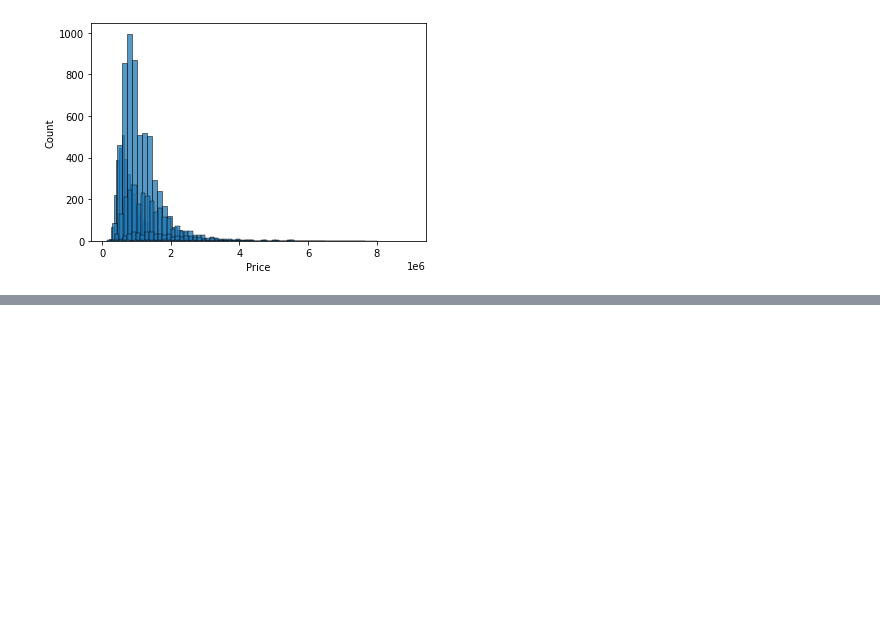
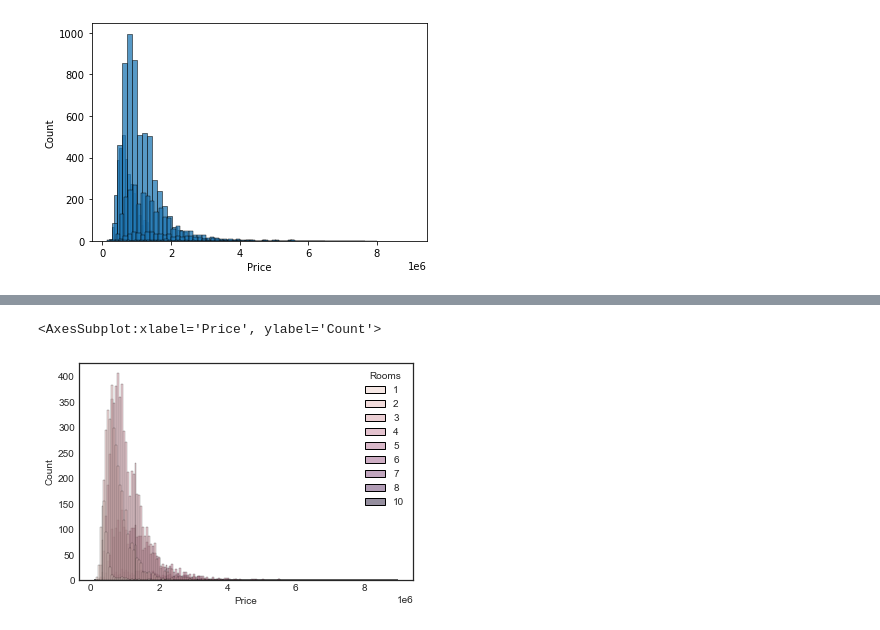
Before and after one commit to grocholskaaleksandra/MachineLearningIntro, a Jupyter notebook: Class_notes/04_PMF.ipynb, the cells around one changed output, grey strips where cells are left out. Saved outputs shown, nothing was run; the diff lists cells and outputs as text; code cells hidden in the pictures; blank space fills up the shorter version.

```diff
--- a/Class_notes/04_PMF.ipynb
+++ b/Class_notes/04_PMF.ipynb
@@ -51,0 +80,5 @@ sns.histplot(data=data, x="Price",Ss hue="Rooms",element="step")
+# %%
+sns.histplot(data=data, x="Price",hue="Rooms",element='bars')
+# %% [output]
+<AxesSubplot:xlabel='Price', ylabel='Count'>
+[figure, added]
```
Also changed, not shown: parts of 6 cells of this notebook.
